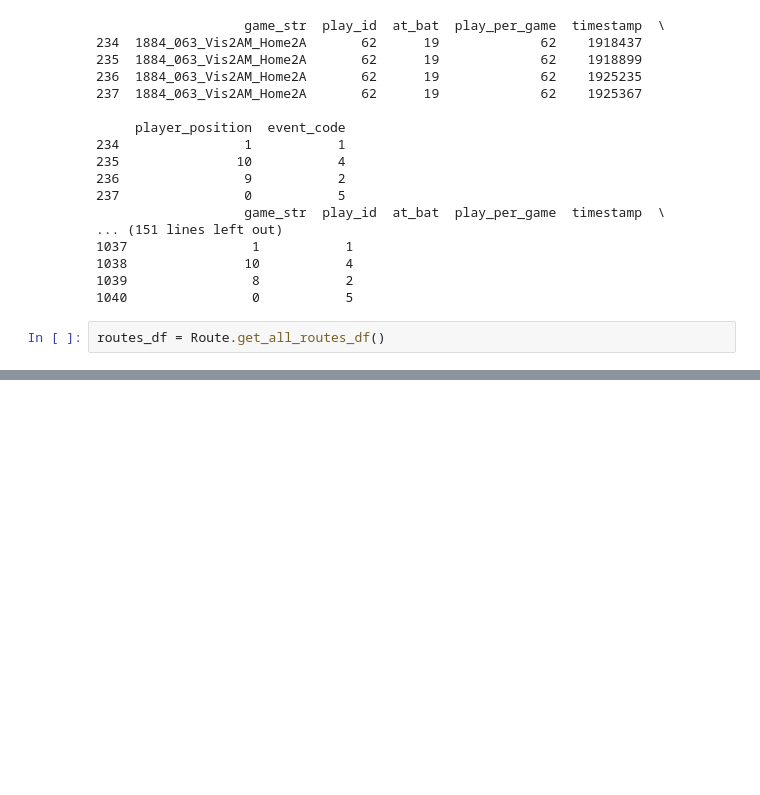
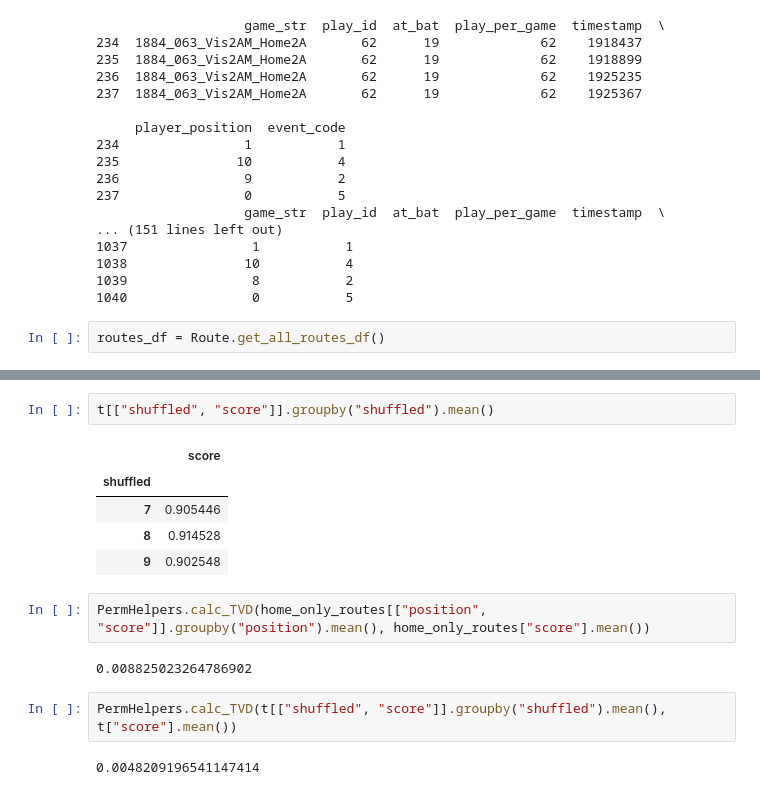
Before and after one commit to MattTokunaga/SMTDataChallenge2024, a Jupyter notebook: playground.ipynb, the cells around one changed output, grey strips where cells are left out. Drawn from its saved outputs; the diff is of its cells as text; blank space fills up the shorter version.

```diff
--- a/playground.ipynb
+++ b/playground.ipynb
@@ -332,0 +352,16 @@ routes_df
+# %%
+t[["shuffled", "score"]].groupby("shuffled").mean()
+# %% [output]
+|  | score |
+| shuffled |  |
+| 7 | 0.905446 |
+| 8 | 0.914528 |
+| 9 | 0.902548 |
+# %%
+PermHelpers.calc_TVD(home_only_routes[["position", "score"]].groupby("position").mean(), home_only_routes["score"].mean())
+# %% [output]
+0.008825023264786902
+# %%
+PermHelpers.calc_TVD(t[["shuffled", "score"]].groupby("shuffled").mean(), t["score"].mean())
+# %% [output]
+0.0048209196541147414
```
Also changed, not shown: parts of 9 cells of this notebook, 1 other file.
